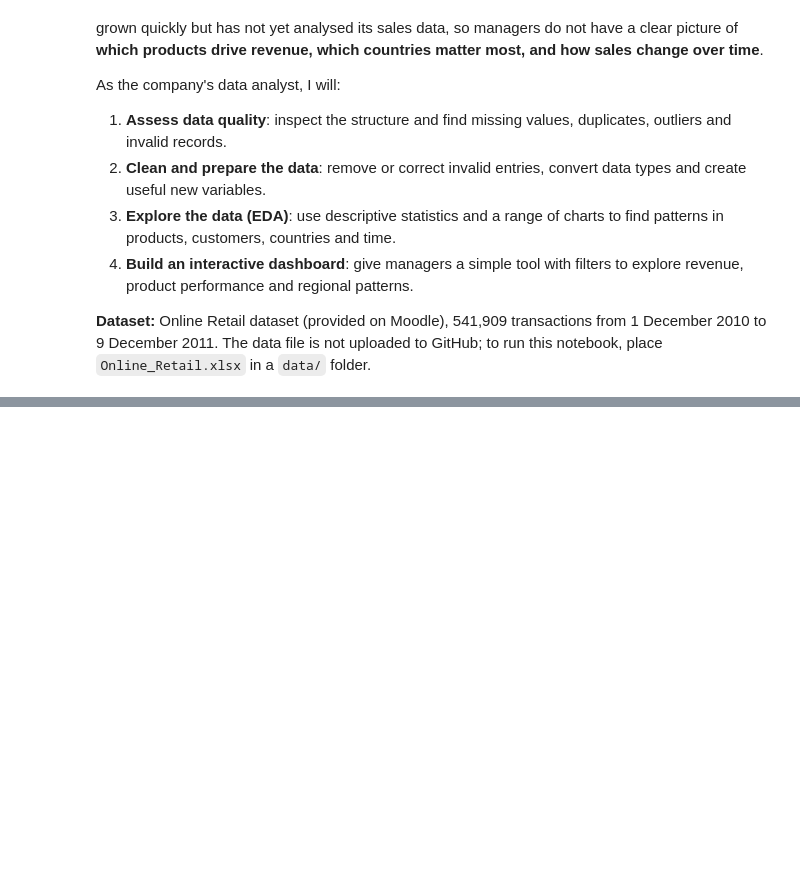
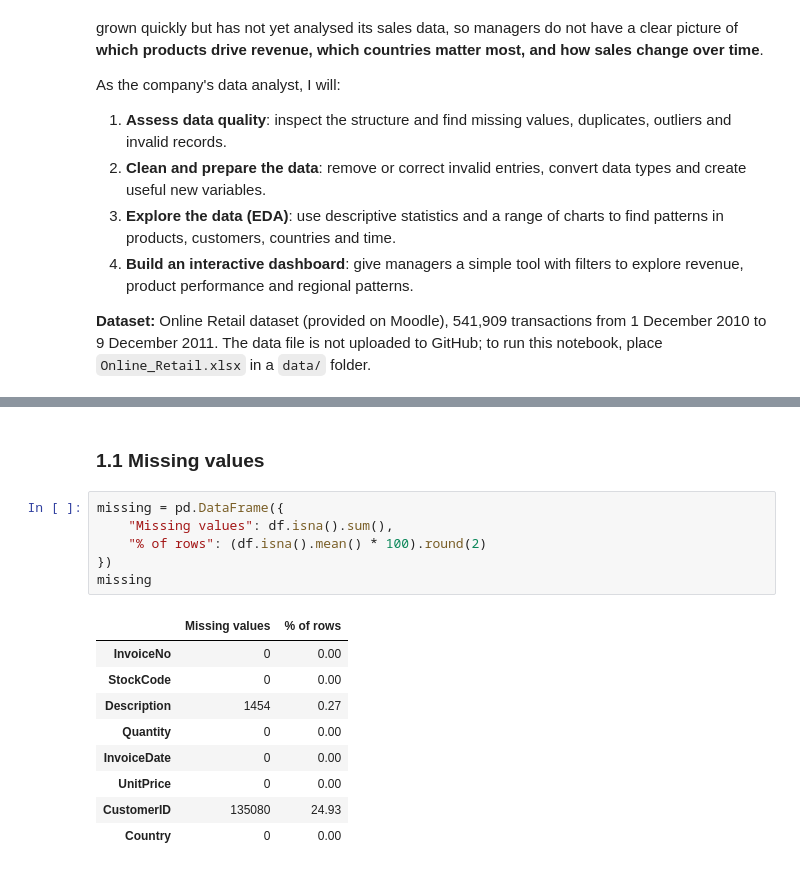
Before and after one commit to Enne08/online-retail-dashboard, a Jupyter notebook: online_retail_analysis.ipynb, the cells around one changed output, grey strips where cells are left out. Cells and saved outputs as stored; diff of their text form; blank space fills up the shorter version.

```diff
--- a/online_retail_analysis.ipynb
+++ b/online_retail_analysis.ipynb
@@ -19,0 +75,18 @@ As the company's data analyst, I will:
+# %% [markdown]
+### 1.1 Missing values
+# %%
+missing = pd.DataFrame({
+    "Missing values": df.isna().sum(),
+    "% of rows": (df.isna().mean() * 100).round(2)
+})
+missing
+# %% [output]
+|  | Missing values | % of rows |
+| InvoiceNo | 0 | 0.00 |
+| StockCode | 0 | 0.00 |
+| Description | 1454 | 0.27 |
+| Quantity | 0 | 0.00 |
+| InvoiceDate | 0 | 0.00 |
+| UnitPrice | 0 | 0.00 |
+| CustomerID | 135080 | 24.93 |
+| Country | 0 | 0.00 |
```
Also changed, not shown: parts of 12 cells of this notebook.
